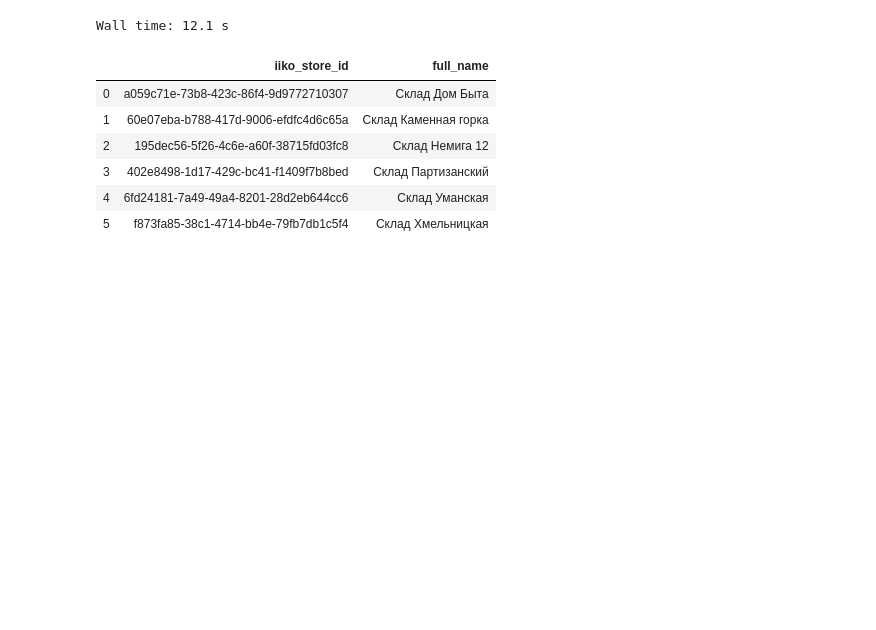
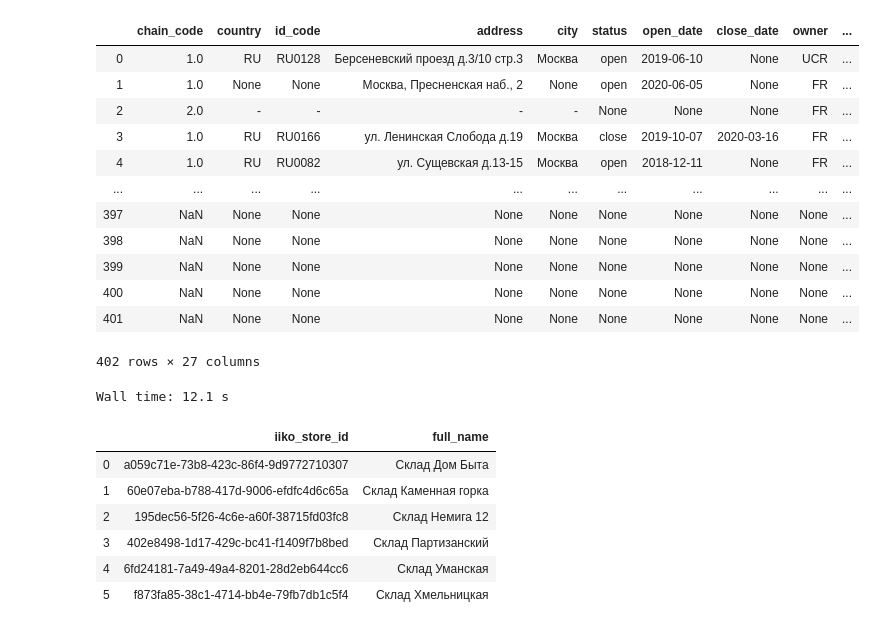
Before and after one commit to gdokuchaev/CFX, a Jupyter notebook: RU Sales.ipynb, the cells around one changed output. Saved outputs shown, nothing was run; the diff lists cells and outputs as text; code cells hidden in the pictures; blank space fills up the shorter version.

```diff
--- a/RU Sales.ipynb
+++ b/RU Sales.ipynb
@@ -22,3 +22,19 @@ Wall time: 42.2 s
+# %%
+stores
+# %% [output]
+|  | chain_code | country | id_code | address | city | status | open_date | close_date | owner | ... |
+| 0 | 1.0 | RU | RU0128 | Берсеневский проезд д.3/10 стр.3 | Москва | open | 2019-06-10 | None | UCR | ... |
+| 1 | 1.0 | None | None | Москва, Пресненская наб., 2 | None | open | 2020-06-05 | None | FR | ... |
+| 2 | 2.0 | - | - | - | - | None | None | None | FR | ... |
+| 3 | 1.0 | RU | RU0166 | ул. Ленинская Слобода д.19 | Москва | close | 2019-10-07 | 2020-03-16 | FR | ... |
+| 4 | 1.0 | RU | RU0082 | ул. Сущевская д.13-15 | Москва | open | 2018-12-11 | None | FR | ... |
+| ... | ... | ... | ... | ... | ... | ... | ... | ... | ... | ... |
+| 397 | NaN | None | None | None | None | None | None | None | None | ... |
+| 398 | NaN | None | None | None | None | None | None | None | None | ... |
+| 399 | NaN | None | None | None | None | None | None | None | None | ... |
+| 400 | NaN | None | None | None | None | None | None | None | None | ... |
+| 401 | NaN | None | None | None | None | None | None | None | None | ... |
+402 rows × 27 columns
 # %%
 %%time
 pay = pd.read_sql('SELECT *  FROM  dbo.sales_order_pay', engine)
```
Also changed, not shown: parts of 1 cell of this notebook.
